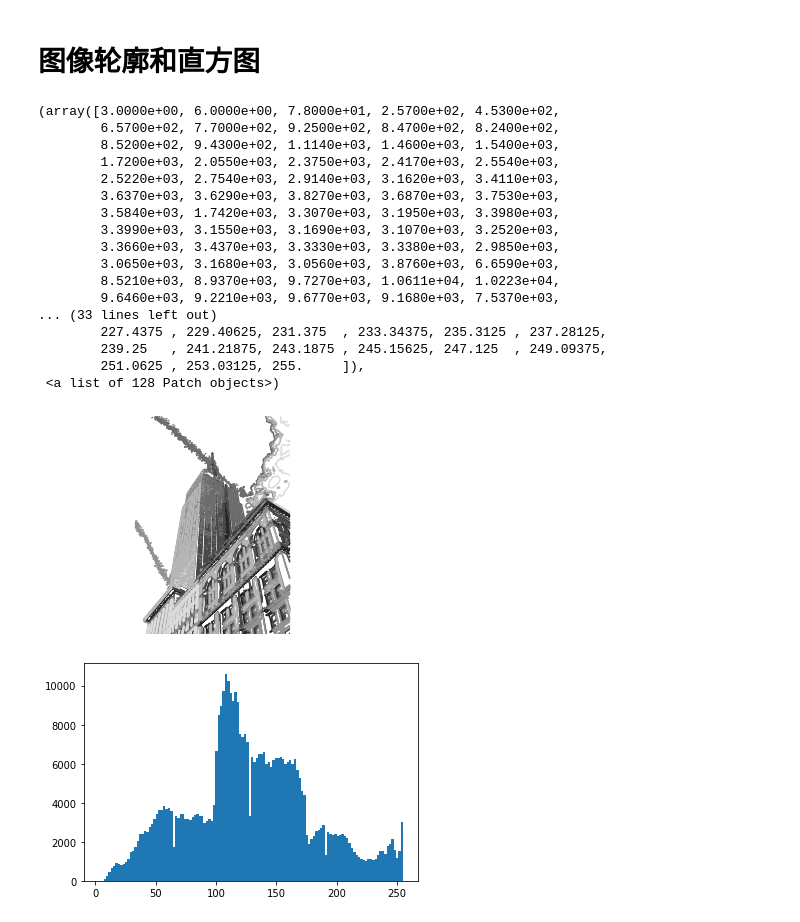
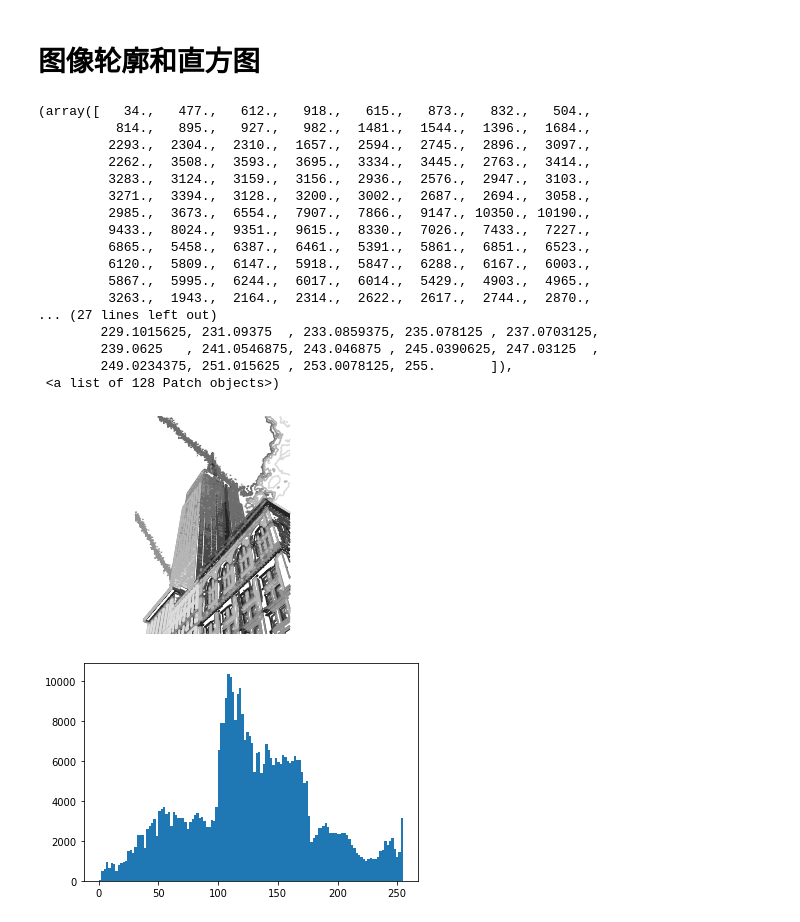
Before and after one commit to andykit/ilab-data, a Jupyter notebook: 计算机视觉.ipynb, the cells around one changed output. Saved outputs shown, nothing was run; the diff lists cells and outputs as text; code cells hidden in the pictures.

```diff
--- a/计算机视觉.ipynb
+++ b/计算机视觉.ipynb
@@ -66,46 +66,46 @@ imshow(im)
 # %%
 # 加载PIL中的Image用于图像基本处理
 from PIL import Image
 
 # 图像显示
 from matplotlib.pyplot import imshow
 
 from pylab import *
 
 # pil_im执行后即可获得图像的二进制信息
-pil_im = Image.open('empire.jpg')
+pil_im = Image.open('empire.png')
 
 # 读取图像到数组中
 im = array(pil_im.convert('L'))
 
 # 新建一个图像
 figure()
 # 不使用颜色信息
 gray()
 # 在原点的左上角显示轮廓图像
 contour(im, origin='image')
 axis('equal')
 axis('off')
 
 figure()
 hist(im.flatten(),128)
 # %% [output]
-(array([3.0000e+00, 6.0000e+00, 7.8000e+01, 2.5700e+02, 4.5300e+02,
-        6.5700e+02, 7.7000e+02, 9.2500e+02, 8.4700e+02, 8.2400e+02,
-        8.5200e+02, 9.4300e+02, 1.1140e+03, 1.4600e+03, 1.5400e+03,
-        1.7200e+03, 2.0550e+03, 2.3750e+03, 2.4170e+03, 2.5540e+03,
-        2.5220e+03, 2.7540e+03, 2.9140e+03, 3.1620e+03, 3.4110e+03,
-        3.6370e+03, 3.6290e+03, 3.8270e+03, 3.6870e+03, 3.7530e+03,
-        3.5840e+03, 1.7420e+03, 3.3070e+03, 3.1950e+03, 3.3980e+03,
-        3.3990e+03, 3.1550e+03, 3.1690e+03, 3.1070e+03, 3.2520e+03,
-        3.3660e+03, 3.4370e+03, 3.3330e+03, 3.3380e+03, 2.9850e+03,
-        3.0650e+03, 3.1680e+03, 3.0560e+03, 3.8760e+03, 6.6590e+03,
-        8.5210e+03, 8.9370e+03, 9.7270e+03, 1.0611e+04, 1.0223e+04,
-        9.6460e+03, 9.2210e+03, 9.6770e+03, 9.1680e+03, 7.5370e+03,
-... (33 lines left out)
-        227.4375 , 229.40625, 231.375  , 233.34375, 235.3125 , 237.28125,
-        239.25   , 241.21875, 243.1875 , 245.15625, 247.125  , 249.09375,
-        251.0625 , 253.03125, 255.     ]),
+(array([   34.,   477.,   612.,   918.,   615.,   873.,   832.,   504.,
+          814.,   895.,   927.,   982.,  1481.,  1544.,  1396.,  1684.,
+         2293.,  2304.,  2310.,  1657.,  2594.,  2745.,  2896.,  3097.,
+         2262.,  3508.,  3593.,  3695.,  3334.,  3445.,  2763.,  3414.,
+         3283.,  3124.,  3159.,  3156.,  2936.,  2576.,  2947.,  3103.,
+         3271.,  3394.,  3128.,  3200.,  3002.,  2687.,  2694.,  3058.,
+         2985.,  3673.,  6554.,  7907.,  7866.,  9147., 10350., 10190.,
+         9433.,  8024.,  9351.,  9615.,  8330.,  7026.,  7433.,  7227.,
+         6865.,  5458.,  6387.,  6461.,  5391.,  5861.,  6851.,  6523.,
+         6120.,  5809.,  6147.,  5918.,  5847.,  6288.,  6167.,  6003.,
+         5867.,  5995.,  6244.,  6017.,  6014.,  5429.,  4903.,  4965.,
+         3263.,  1943.,  2164.,  2314.,  2622.,  2617.,  2744.,  2870.,
+... (27 lines left out)
+        229.1015625, 231.09375  , 233.0859375, 235.078125 , 237.0703125,
+        239.0625   , 241.0546875, 243.046875 , 245.0390625, 247.03125  ,
+        249.0234375, 251.015625 , 253.0078125, 255.       ]),
  <a list of 128 Patch objects>)
-[figure, old version]
+[figure, new version]
-[figure, old version]
+[figure, new version]
```
Also changed, not shown: parts of 5 cells of this notebook.
